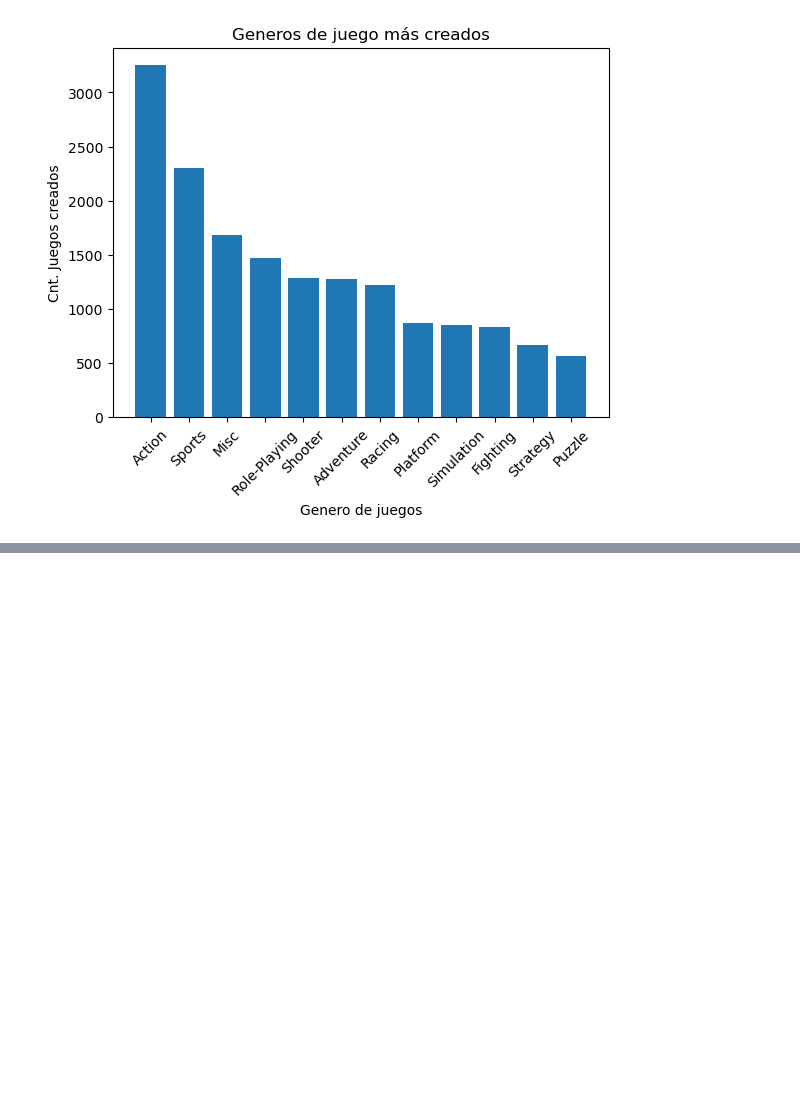
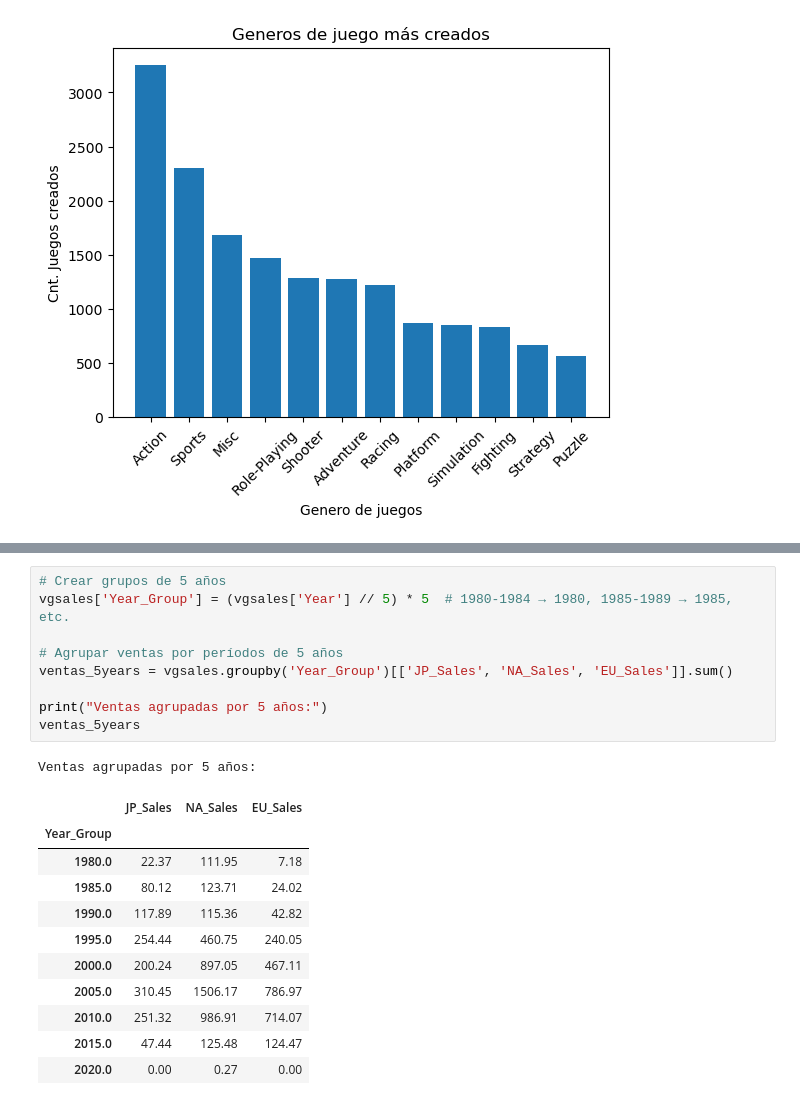
Before and after one commit to anton613/Proyectos_Data_Analisis_Video_Game_Sales, a Jupyter notebook: Analisis de Jugos.ipynb, the cells around one changed output, grey strips where cells are left out. Cells and saved outputs as stored; diff of their text form; blank space fills up the shorter version.

```diff
--- a/Analisis de Jugos.ipynb
+++ b/Analisis de Jugos.ipynb
@@ -253,0 +282,22 @@ plt.show()
+# %%
+# Crear grupos de 5 años
+vgsales['Year_Group'] = (vgsales['Year'] // 5) * 5  # 1980-1984 → 1980, 1985-1989 → 1985, etc.
+
+# Agrupar ventas por períodos de 5 años
+ventas_5years = vgsales.groupby('Year_Group')[['JP_Sales', 'NA_Sales', 'EU_Sales']].sum()
+
+print("Ventas agrupadas por 5 años:")
+ventas_5years
+# %% [output]
+Ventas agrupadas por 5 años:
+|  | JP_Sales | NA_Sales | EU_Sales |
+| Year_Group |  |  |  |
+| 1980.0 | 22.37 | 111.95 | 7.18 |
+| 1985.0 | 80.12 | 123.71 | 24.02 |
+| 1990.0 | 117.89 | 115.36 | 42.82 |
+| 1995.0 | 254.44 | 460.75 | 240.05 |
+| 2000.0 | 200.24 | 897.05 | 467.11 |
+| 2005.0 | 310.45 | 1506.17 | 786.97 |
+| 2010.0 | 251.32 | 986.91 | 714.07 |
+| 2015.0 | 47.44 | 125.48 | 124.47 |
+| 2020.0 | 0.00 | 0.27 | 0.00 |
```
Also changed, not shown: parts of 6 cells of this notebook.
